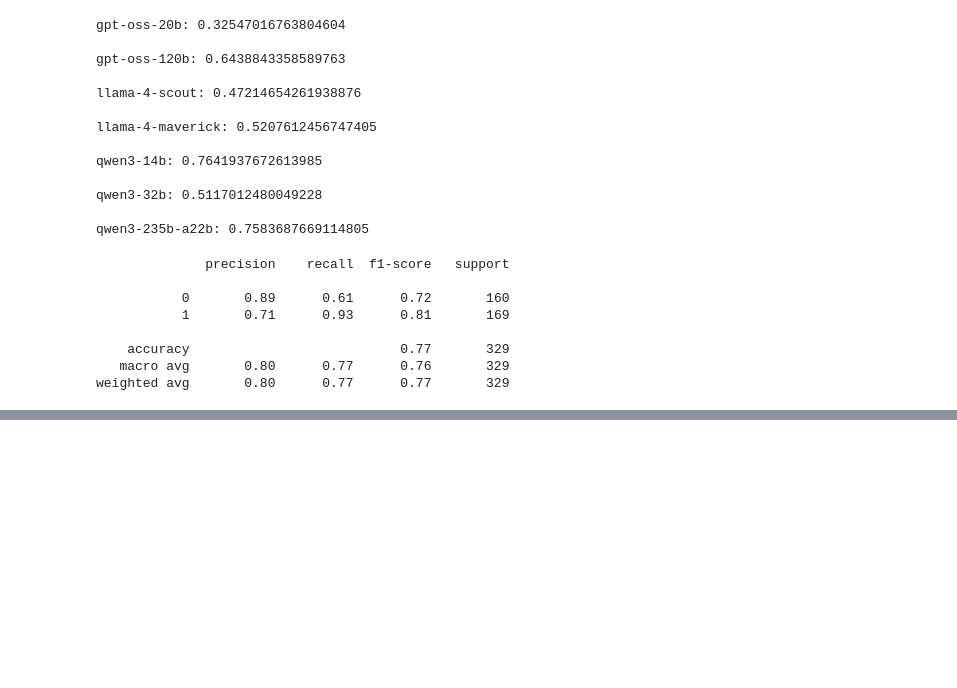
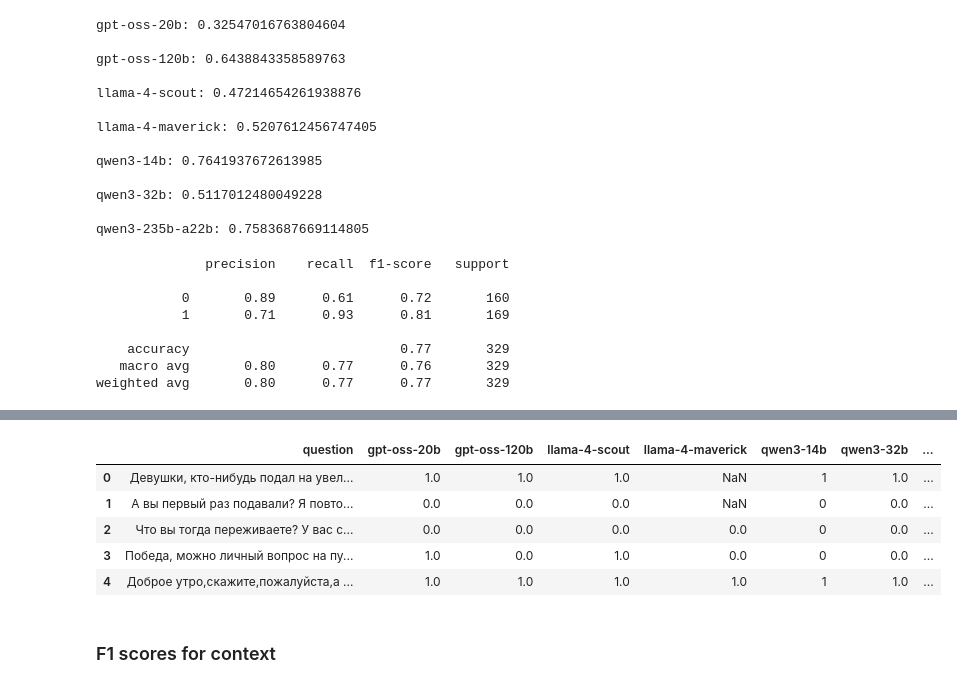
Before and after one commit to Yeegaure/FAQ_autocollector, a Jupyter notebook: llm_classifier.ipynb, the cells around one changed output, grey strips where cells are left out. Drawn from its saved outputs; the diff is of its cells as text; code cells hidden in the pictures; blank space fills up the shorter version.

Commit message:
updated the labelling with context prompt

```diff
--- a/llm_classifier.ipynb
+++ b/llm_classifier.ipynb
@@ -333,0 +537,26 @@ weighted avg       0.80      0.77      0.77       329
+# %%
+context_results_df_gpt_oss_20b = pd.read_csv('context_labeling/context_results_df_gpt_oss_20b.csv')
+context_results_df_gpt_oss_120b = pd.read_csv('context_labeling/context_results_df_gpt_oss_120b.csv')
+
+context_results_df_llama_4_scout = pd.read_csv('context_labeling/context_results_df_llama_4_scout.csv')
+context_results_df_llama_4_maverick = pd.read_csv('context_labeling/context_results_df_llama_4_maverick.csv')
+
+context_results_df_qwen3_14b = pd.read_csv('context_labeling/context_results_df_qwen3_14b.csv')
+context_results_df_qwen3_32b = pd.read_csv('context_labeling/context_results_df_qwen3_32b.csv')
+context_results_df_qwen3_235b_a22b = pd.read_csv('context_labeling/context_results_df_qwen3_235b_a22b.csv')
+
+df_context_result_models_labels = pd.concat([context_results_df_gpt_oss_20b, context_results_df_gpt_oss_120b.iloc[:, 1],
+                                     context_results_df_llama_4_scout.iloc[:, 1], context_results_df_llama_4_maverick.iloc[:, 1],
+                                     context_results_df_qwen3_14b.iloc[:, 1], context_results_df_qwen3_32b.iloc[:, 1],
+                                     context_results_df_qwen3_235b_a22b.iloc[:, 1]], axis=1)
+# %%
+df_context_result_models_labels.head()
+# %% [output]
+|  | question | gpt-oss-20b | gpt-oss-120b | llama-4-scout | llama-4-maverick | qwen3-14b | qwen3-32b | ... |
+| 0 | Девушки, кто-нибудь подал на увел... | 1.0 | 1.0 | 1.0 | NaN | 1 | 1.0 | ... |
+| 1 | А вы первый раз подавали? Я повто... | 0.0 | 0.0 | 0.0 | NaN | 0 | 0.0 | ... |
+| 2 | Что вы тогда переживаете? У вас с... | 0.0 | 0.0 | 0.0 | 0.0 | 0 | 0.0 | ... |
+| 3 | Победа, можно личный вопрос на пу... | 1.0 | 0.0 | 1.0 | 0.0 | 0 | 0.0 | ... |
+| 4 | Доброе утро,скажите,пожалуйста,а ... | 1.0 | 1.0 | 1.0 | 1.0 | 1 | 1.0 | ... |
+# %% [markdown]
+### F1 scores for context
```
Also changed, not shown: parts of 21 cells of this notebook.
